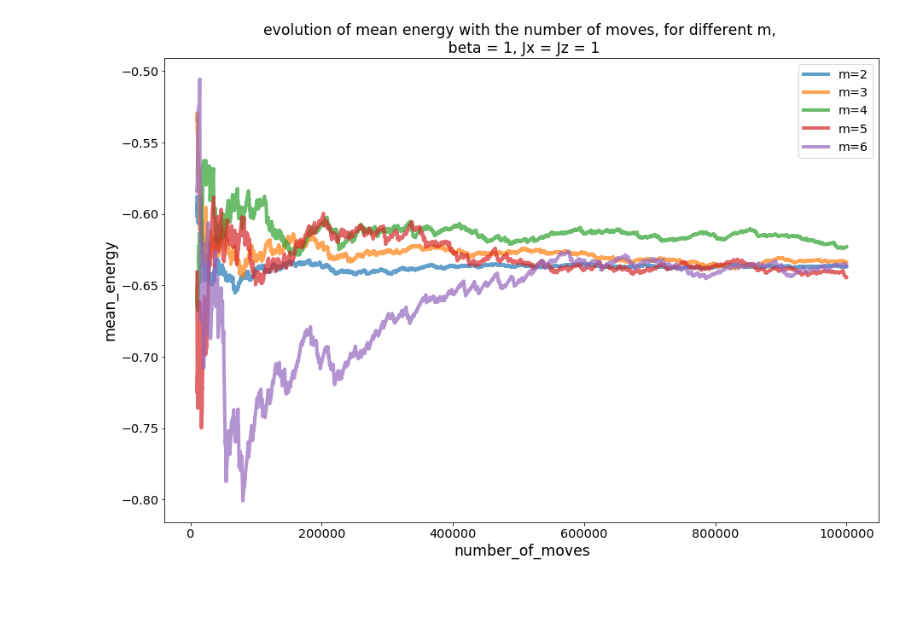
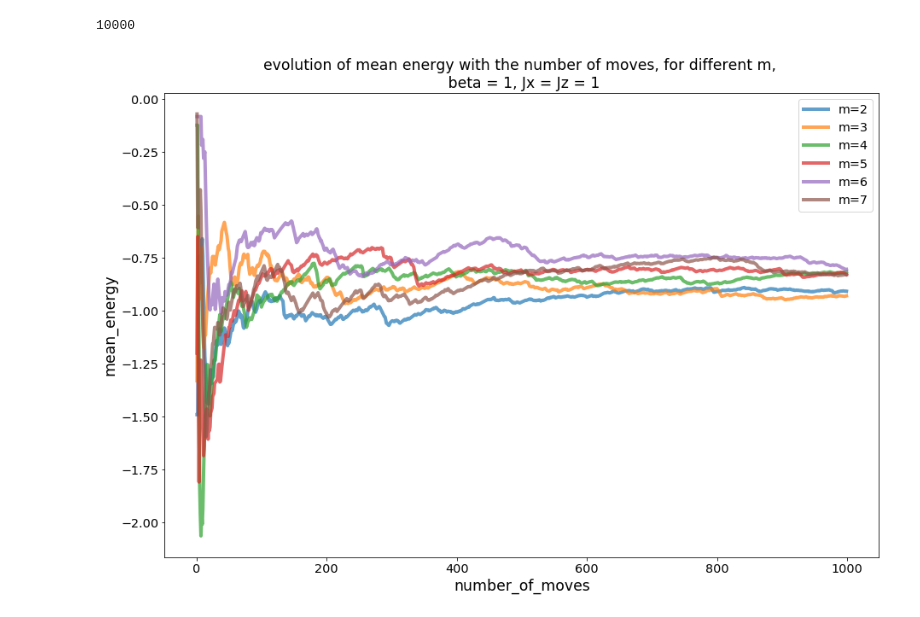
Before and after one commit to barthelemymp/Quantum_MC, a Jupyter notebook: results/loop_result.ipynb, the cells around one changed output. Saved outputs shown, nothing was run; the diff lists cells and outputs as text; code cells hidden in the pictures.

```diff
--- a/results/loop_result.ipynb
+++ b/results/loop_result.ipynb
@@ -3,7 +3,7 @@ import numpy as np
 import matplotlib.pyplot as plt
 import pickle as pk
 # %%
-energy = [[] for k in range(2, 7)]
-for k in range(2, 7):
+energy = [[] for k in range(2, 8)]
+for k in range(2, 8):
     with open('VaryM\\QMCENERG_x=z_beta1_m' + str(k) + '.txt', 'rb') as fichier:
         energy[k - 2] = pk.load(fichier)
@@ -59,33 +10,27 @@ plt.plot(xmesure, me6)
+# %%
+print(len(x))
+# %% [output]
+10000
 # %%
 fig = plt.figure(figsize = (15,10))
-x=np.linspace(0,4990,500)
-xmovec=xmove[1000:]
-me2c = me2[1000:]
-me3c = me3[1000:]
-me4c = me4[1000:]
-me5c = me5[1000:]
-me6c = me6[1000:]
+x=np.arange(1, 1e3)
+menergy = [[] for k in range(2,8)]
+for k in range(2, 8):
+    menergy[k - 2] = np.cumsum(energy[k - 2][1:10000]) / x
 
 
 plt.xlabel('number_of_moves', fontsize = 'xx-large')
 plt.ylabel('mean_energy', fontsize = 'xx-large')
 plt.xticks(fontsize = 'x-large')
 plt.yticks(fontsize = 'x-large')
 plt.title('evolution of mean energy with the number of moves, for different m, \n beta = 1, Jx = Jz = 1', fontsize = 'xx-large')
 
-plt.plot(xmovec, me2c, label = 'm=2',
-             lw = 4, alpha = 0.7)
-plt.plot(xmovec, me3c, label = 'm=3',
-             lw = 4, alpha = 0.7)
-plt.plot(xmovec, me4c, label = 'm=4',
-             lw = 4, alpha = 0.7)
-plt.plot(xmovec, me5c, label = 'm=5',
-             lw = 4, alpha = 0.7)
-plt.plot(xmovec, me6c, label = 'm=6',
-             lw = 4, alpha = 0.7)
+for k in range(2, 8):
+    plt.plot(x, menergy[k-2], label = 'm='+str(k), lw = 4, alpha = 0.7)
+
 
 plt.legend(loc = 0, fontsize = 'x-large')
 plt.savefig('mean_energy_evolution_centerd_x=z=1_m2-6.png')
 # %% [output]
-[figure, old version]
+[figure, new version]
 # %%
```
Also changed, not shown: parts of 16 cells of this notebook, 3 other files.
